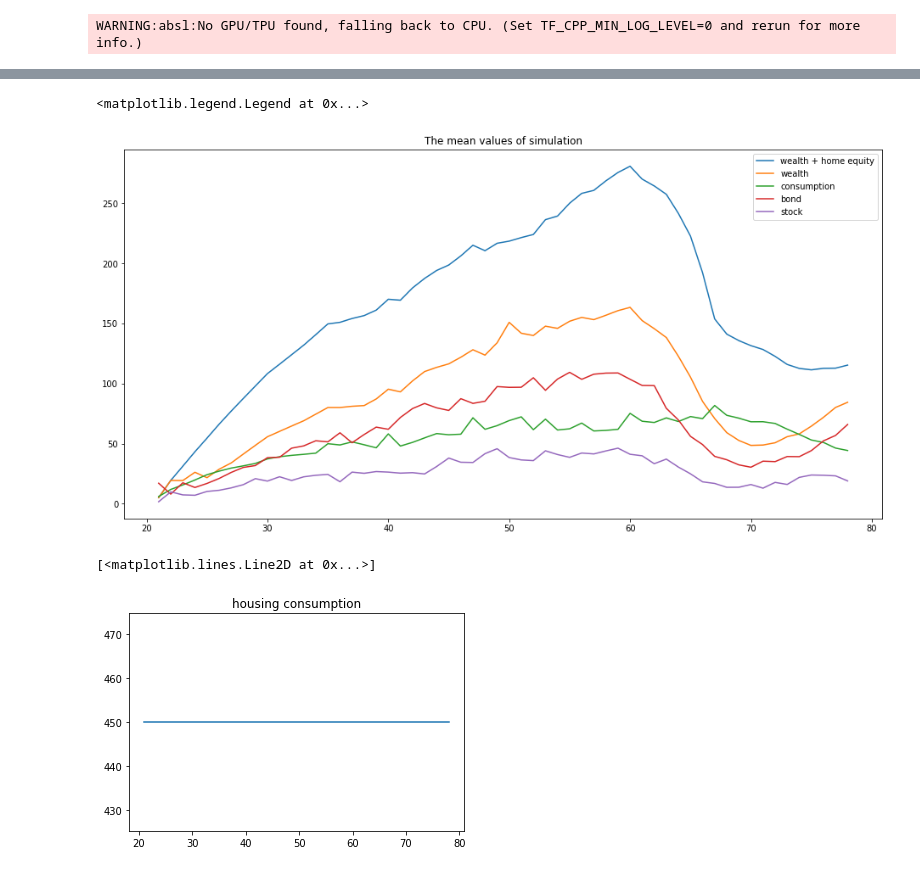
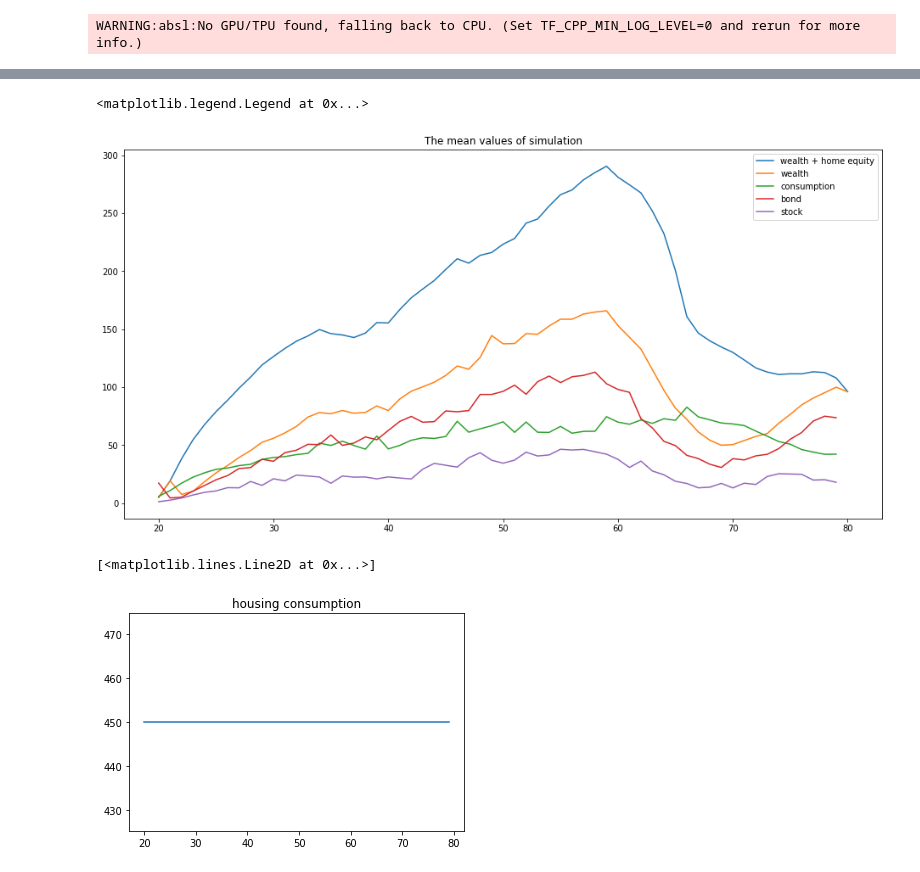
Before and after one commit to dongxulee/lifeCycle, a Jupyter notebook: 20210519/simulationV_gamma4-force-0.ipynb, the cells around one changed output, grey strips where cells are left out. Drawn from its saved outputs; the diff is of its cells as text; code cells hidden in the pictures.

```diff
--- a/20210519/simulationV_gamma4-force-0.ipynb
+++ b/20210519/simulationV_gamma4-force-0.ipynb
@@ -39,9 +9,24 @@ DeviceArray([0.08322192, 0.91677827], dtype=float32)
 # %%
 num = 10000
+# calculate the stationary distribution
+S_distribution = jnp.ones(nS)/nS
+for _ in range(100):
+    S_distribution = jnp.matmul(S_distribution, Ps)
+
+#P(0,1)
+P01 = jnp.dot(Pe[:,0],S_distribution)
+#P(1,0)
+P10 = jnp.dot(Pe[:,1],S_distribution)
+jnp.array([[1-P01, P01],[P10, 1-P10]])
+
+E_distribution = jnp.ones(2)/2
+for _ in range(100):
+    E_distribution = jnp.matmul(E_distribution, jnp.array([[1-P01, P01],[P10, 1-P10]]))
 '''
     x = [w,n,m,s,e,o]
     x = [5,0,0,0,0,0]
 '''
+
 from jax import random
 
 def simulation(key):
@@ -50,15 +35,19 @@ def simulation(key):
     x = [5, 0, 0, initS, initE, 0]
     path = []
     move = []
-    for t in range(T_min, T_max-1):
+    for t in range(T_min, T_max):
         _, key = random.split(key)
-        _,a = V(t,Vgrid[:,:,:,:,:,:,t+1],x)
+        if t == T_max-1:
+            _,a = V(t,Vgrid[:,:,:,:,:,:,t],x)
+        else:
+            _,a = V(t,Vgrid[:,:,:,:,:,:,t+1],x)
         xp = transition(t,a.reshape((1,-1)),x)
         p = xp[:,-1]
         x_next = xp[:,:-1]
         path.append(x)
         move.append(a)
         x = x_next[random.choice(a = nS*nE, p=p, key = key)]
+    path.append(x)
     return jnp.array(path), jnp.array(move)
 # %%
 %%time
@@ -85,19 +74,18 @@ actions = Moves[:,:,4].T
 # %%
 plt.figure(figsize = [16,8])
 plt.title("The mean values of simulation")
-plt.plot(range(21, T_max-1 + 20),jnp.mean(ws + H*pt*os - ms,axis = 1)[:-1], label = "wealth + home equity")
-plt.plot(range(21, T_max-1 + 20),jnp.mean(ws,axis = 1)[:-1], label = "wealth")
-plt.plot(range(21, T_max-1 + 20),jnp.mean(cs,axis = 1)[:-1], label = "consumption")
-plt.plot(range(21, T_max-1 + 20),jnp.mean(bs,axis = 1)[:-1], label = "bond")
-plt.plot(range(21, T_max-1 + 20),jnp.mean(ks,axis = 1)[:-1], label = "stock")
-# plt.plot((hs*pr).mean(axis = 1)[:-1], label = "housing")
+plt.plot(range(20, T_max + 21),jnp.mean(ws + H*pt*os - ms,axis = 1), label = "wealth + home equity")
+plt.plot(range(20, T_max + 21),jnp.mean(ws,axis = 1), label = "wealth")
+plt.plot(range(20, T_max + 20),jnp.mean(cs,axis = 1), label = "consumption")
+plt.plot(range(20, T_max + 20),jnp.mean(bs,axis = 1), label = "bond")
+plt.plot(range(20, T_max + 20),jnp.mean(ks,axis = 1), label = "stock")
 plt.legend()
 # %% [output]
 <matplotlib.legend.Legend at 0x...>
-[figure, old version]
+[figure, new version]
 # %%
 plt.title("housing consumption")
-plt.plot(range(21, T_max-1 + 20),(hs).mean(axis = 1)[:-1], label = "housing")
+plt.plot(range(20, T_max + 20),(hs).mean(axis = 1), label = "housing")
 # %% [output]
 [<matplotlib.lines.Line2D at 0x...>]
-[figure, old version]
+[figure, new version]
```
Also changed, not shown: parts of 30 cells of this notebook, 9 other files.
